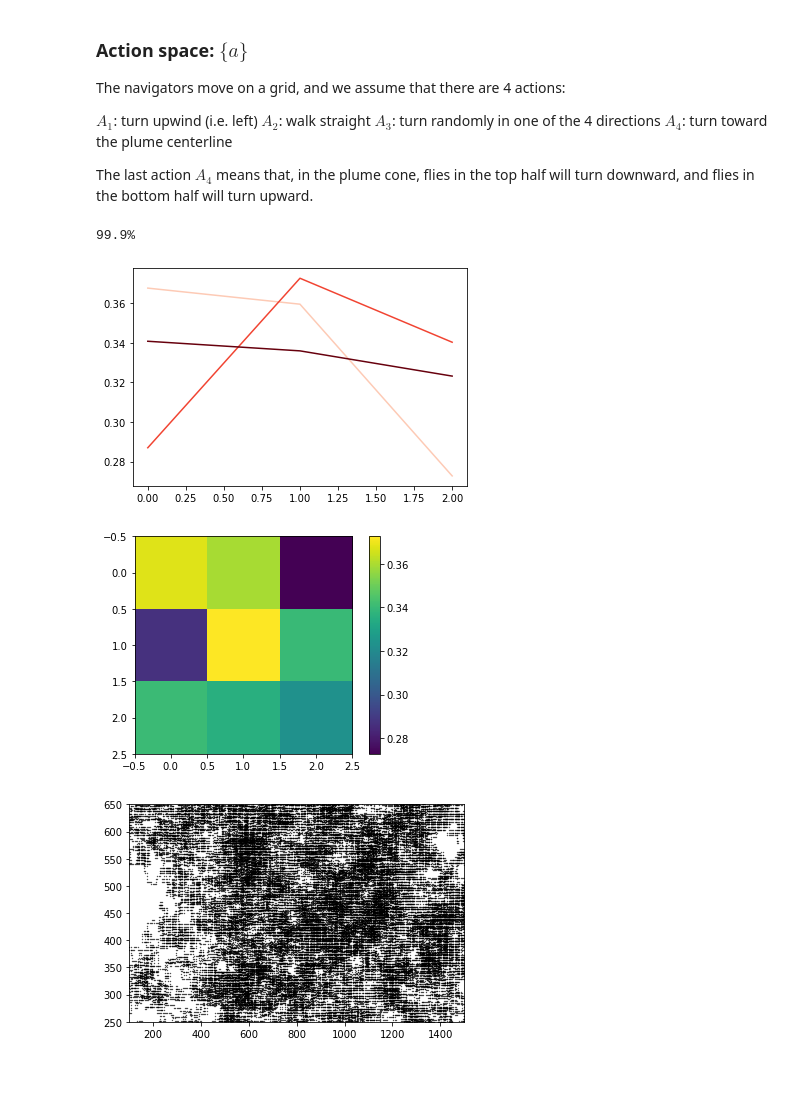
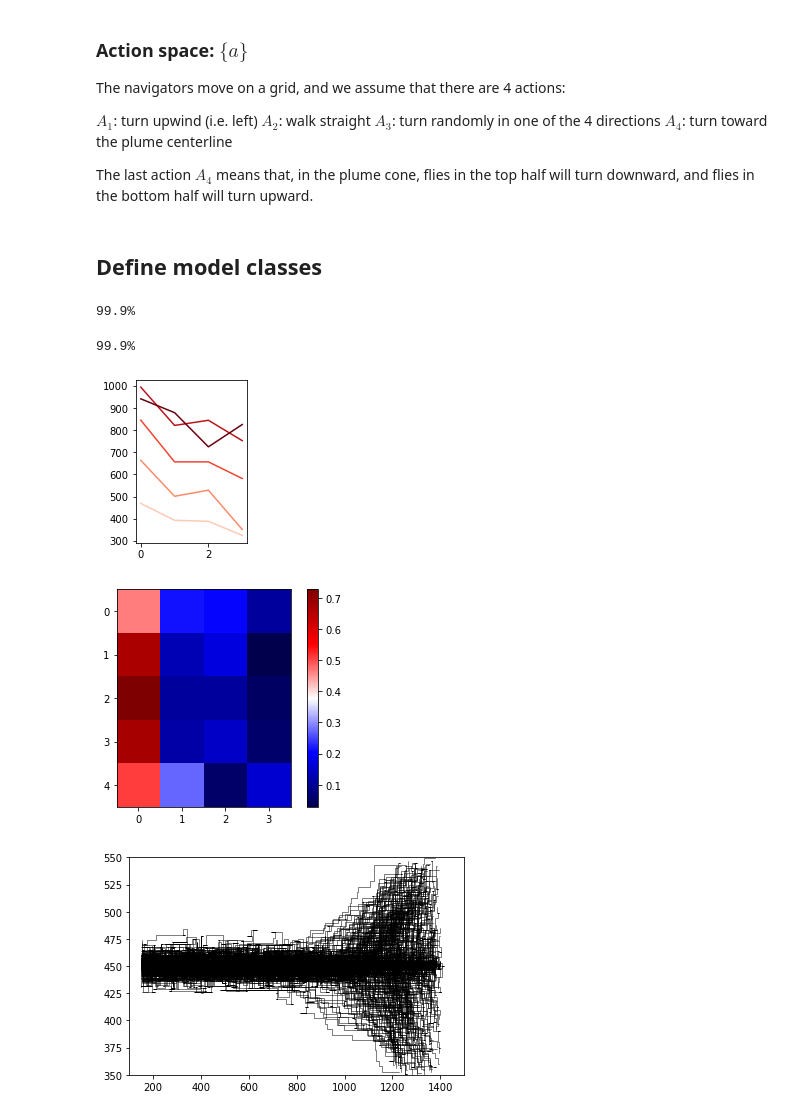
Before and after one commit to niragkadakia/odor-plume-reinforcement-learning, a Jupyter notebook: centerline.ipynb, the cells around one changed output. Drawn from its saved outputs; the diff is of its cells as text; code cells hidden in the pictures; blank space fills up the shorter version.

```diff
--- a/centerline.ipynb
+++ b/centerline.ipynb
@@ -468,0 +350,2 @@ class centerline_upwind_downwind_turns(odor_series_RL):
+# %% [markdown]
+## Define model classes
@@ -469,33 +474,37 @@ class centerline_upwind_downwind_turns(odor_series_RL):
 # %%
-#a = centerline_upwind_downwind()
-#a.def_actions()
-a = centerline_upwind_downwind_turns()
-a.num_steps = 1000
-a.def_actions(centerline=0)
-a.def_states(freq_bins=[-1, 2.5, 6.5, 100])
+a = centerline_upwind_downwind()
+a.num_walkers = 500
+a.def_actions()
+a.num_steps = 2000
+a.def_states(freq_bins=[-1, 0.5, 3, 5, 7, 100])
 xs, ys, Q, Q_terminal, path_lengths = a.run()
-xs, ys, path_lengths = a.run_optimal_action(Q_terminal)
 # %% [output]
 99.9%
+# %%
+xs, ys, path_lengths = a.run_optimal_action(Q_terminal, temp=100)
+# %% [output]
+99.9%
 # %%
+fig = plt.figure(figsize=(2, 3))
 colors = plt.cm.Reds(np.linspace(0.2, 1.0, a._num_states))
 for i in range(a._num_states):
     plt.plot(Q_terminal[i], color=colors[i])
 plt.show()
-
-plt.imshow(Q_terminal)
+temp = 100
+Q_norm = (np.exp(Q_terminal.T/temp)/np.sum(np.exp(Q_terminal/temp), axis=-1)).T
+plt.imshow(Q_norm, cmap=plt.cm.seismic)
 plt.colorbar()
 plt.show()
 # %% [output]
-[figure, old version]
+[figure, new version]
-[figure, old version]
+[figure, new version]
 # %%
 #colors = np.vstack((np.zeros(a.num_walkers), np.diff(xs, axis=0) < 0))
-#plt.scatter(xs, ys, c = colors, s = .1, cmap=plt.cm.coolwarm)
+#plt.scatter(xs, ys, c = colors, s = 5, cmap=plt.cm.seismic)
 for iW in range(a.num_walkers):
-    plt.scatter(xs[:path_lengths[iW], iW], ys[:path_lengths[iW], iW], color='k', s = .1)
+    plt.plot(xs[:path_lengths[iW], iW], ys[:path_lengths[iW], iW], color='k', lw=0.5)
 plt.xlim(100, 1500)
-plt.ylim(450 - 200, 450 + 200)
+plt.ylim(450 - 100, 450 + 100)
 plt.show()
 # %% [output]
-[figure, old version]
+[figure, new version]
```
Also changed, not shown: parts of 2 cells of this notebook.
